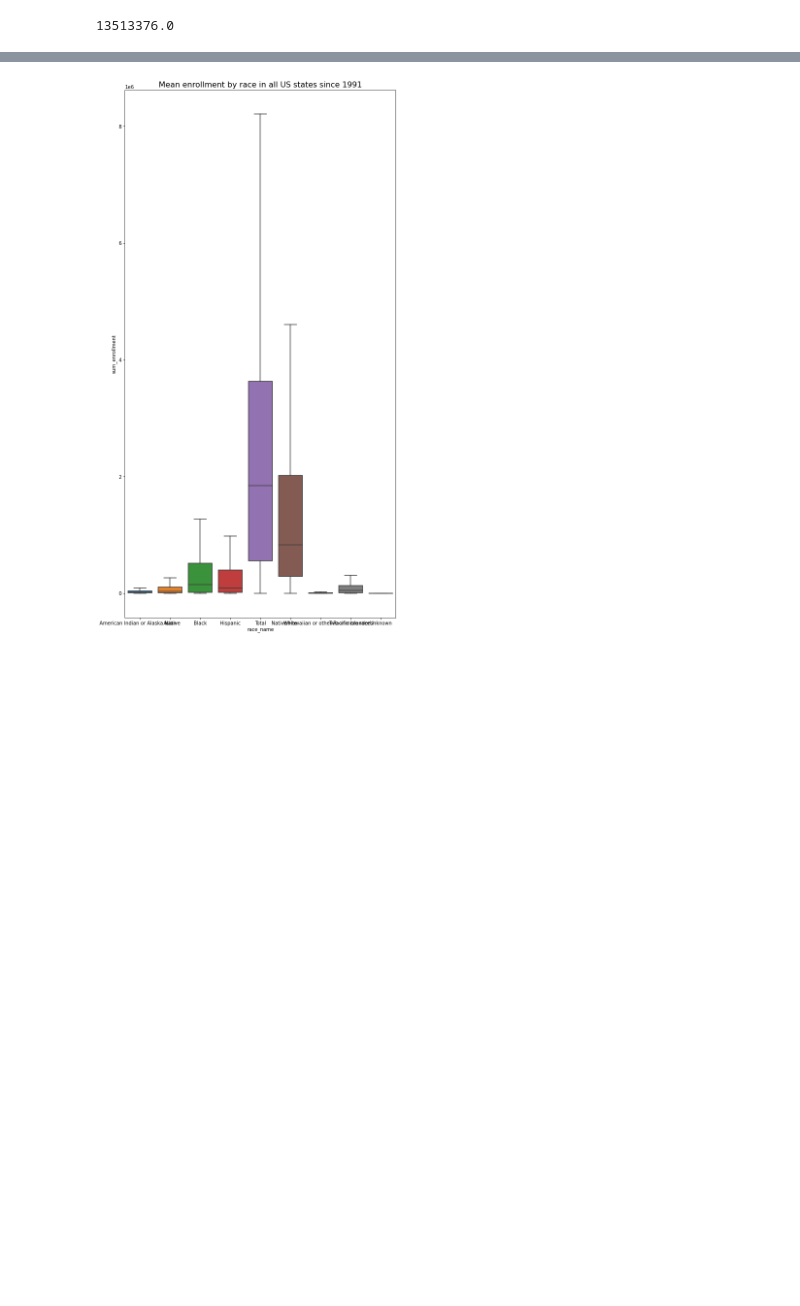
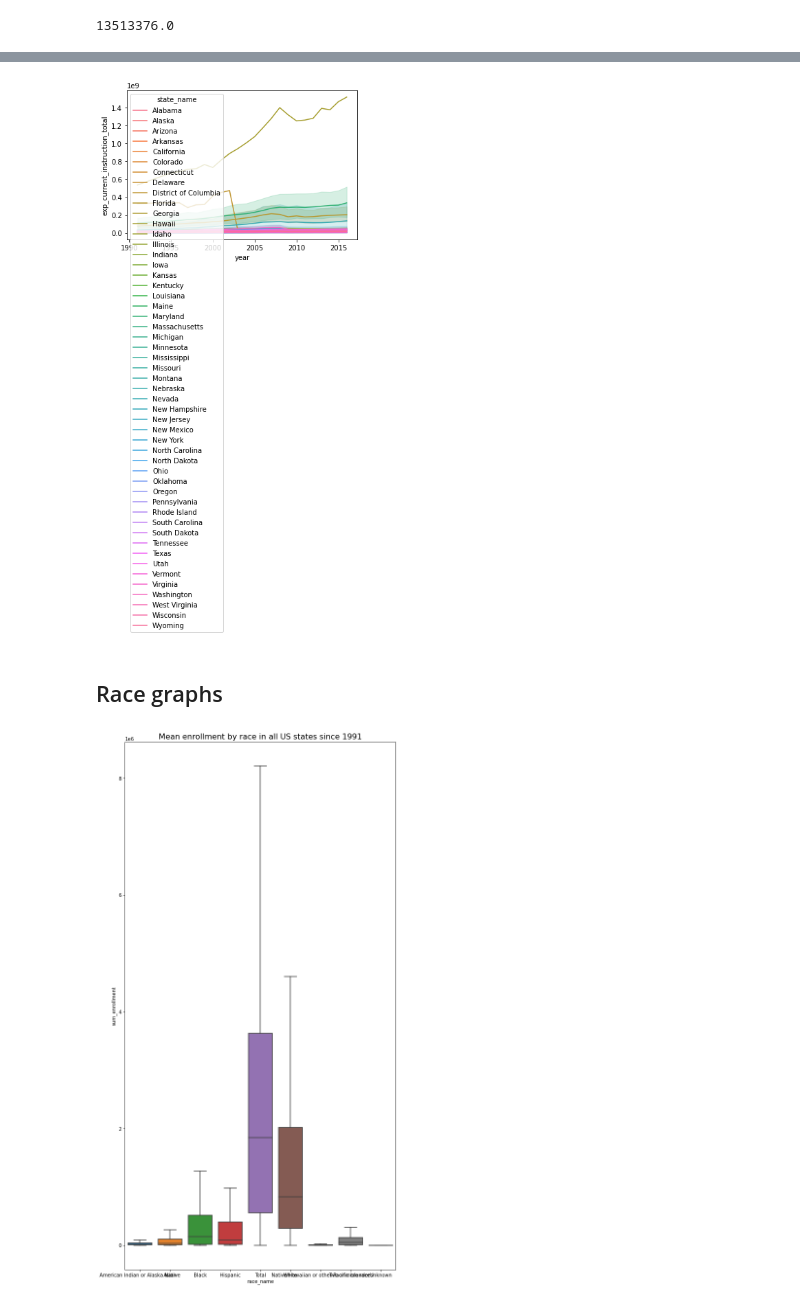
Before and after one commit to apaniagua6/Covid-impact-graduation, a Jupyter notebook: 03-educationdata-dashboards/transformation_instructional_spend.ipynb, the cells around one changed output, grey strips where cells are left out. Drawn from its saved outputs; the diff is of its cells as text; code cells hidden in the pictures; blank space fills up the shorter version.

```diff
--- a/03-educationdata-dashboards/transformation_instructional_spend.ipynb
+++ b/03-educationdata-dashboards/transformation_instructional_spend.ipynb
@@ -232,3 +283,10 @@ state_by_race[state_by_race.race_name == 'Hispanic'].sum_enrollment.values.max()
+# %%
+sns.lineplot(data=new, x='year', y='exp_current_instruction_total', hue='state_name')
+plt.size=(30, 30)  # fixme: legen and size
+# %% [output]
+[figure, added]
+# %% [markdown]
+## Race graphs
 # %%
 plt.figure(figsize=(10, 20))
 sns.boxplot(x=state_by_race.race_name, y=state_by_race.sum_enrollment, showfliers=False)
```
Also changed, not shown: parts of 10 cells of this notebook.
